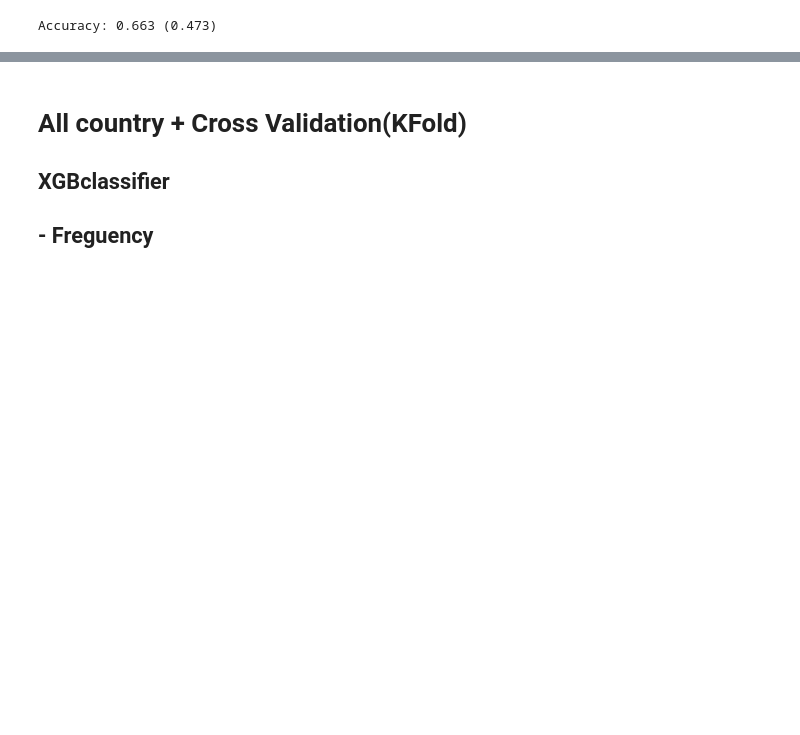
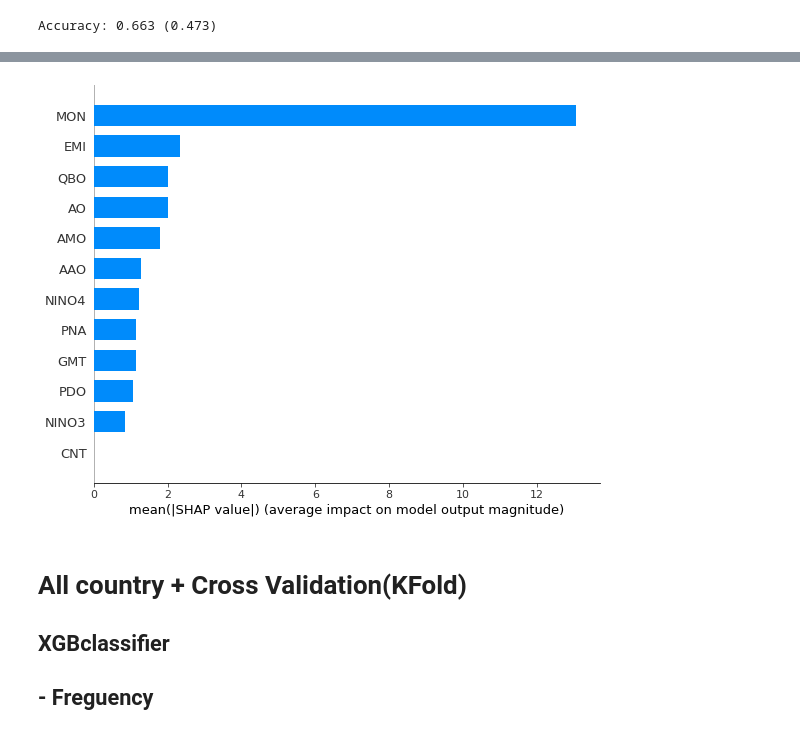
Before and after one commit to tigerjk726/Bumjoong, a Jupyter notebook: Typhoon_modeling(added_other_country)_20221127_6~11.ipynb, the cells around one changed output, grey strips where cells are left out. Drawn from its saved outputs; the diff is of its cells as text; code cells hidden in the pictures; blank space fills up the shorter version.

```diff
--- a/Typhoon_modeling(added_other_country)_20221127_6~11.ipynb
+++ b/Typhoon_modeling(added_other_country)_20221127_6~11.ipynb
@@ -303,3 +330,10 @@ Text(0.5, 0, 'Permutation Importance')
+# %%
+
+explainer = shap.TreeExplainer(rf)
+shap_values = explainer.shap_values(X_korea)
+shap.summary_plot(shap_values, X_korea, feature_cols, plot_type="bar")
+# %% [output]
+[figure, added]
 # %% [markdown]
 # All country + Cross Validation(KFold)
 ## XGBclassifier
```
Also changed, not shown: parts of 10 cells of this notebook.
